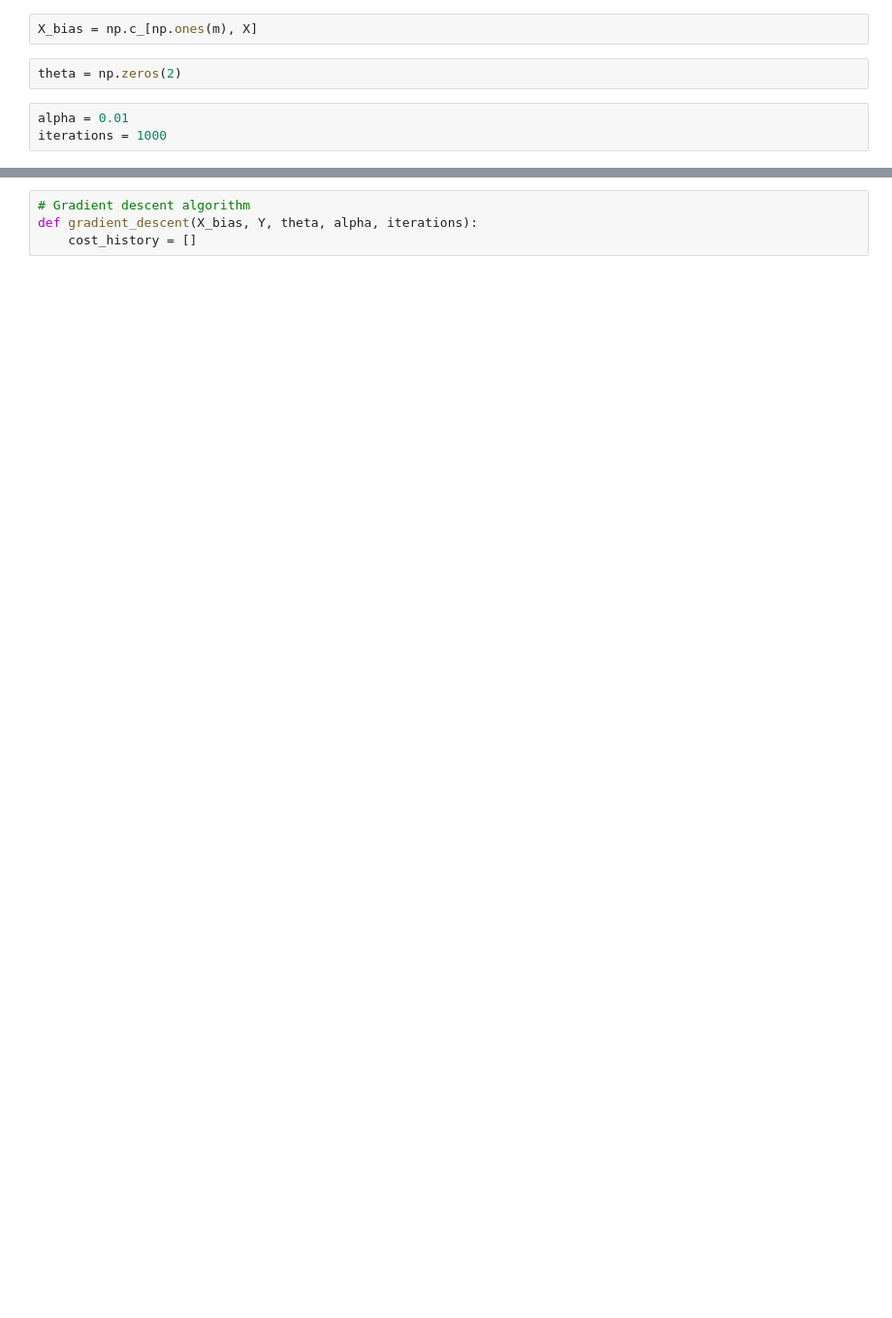
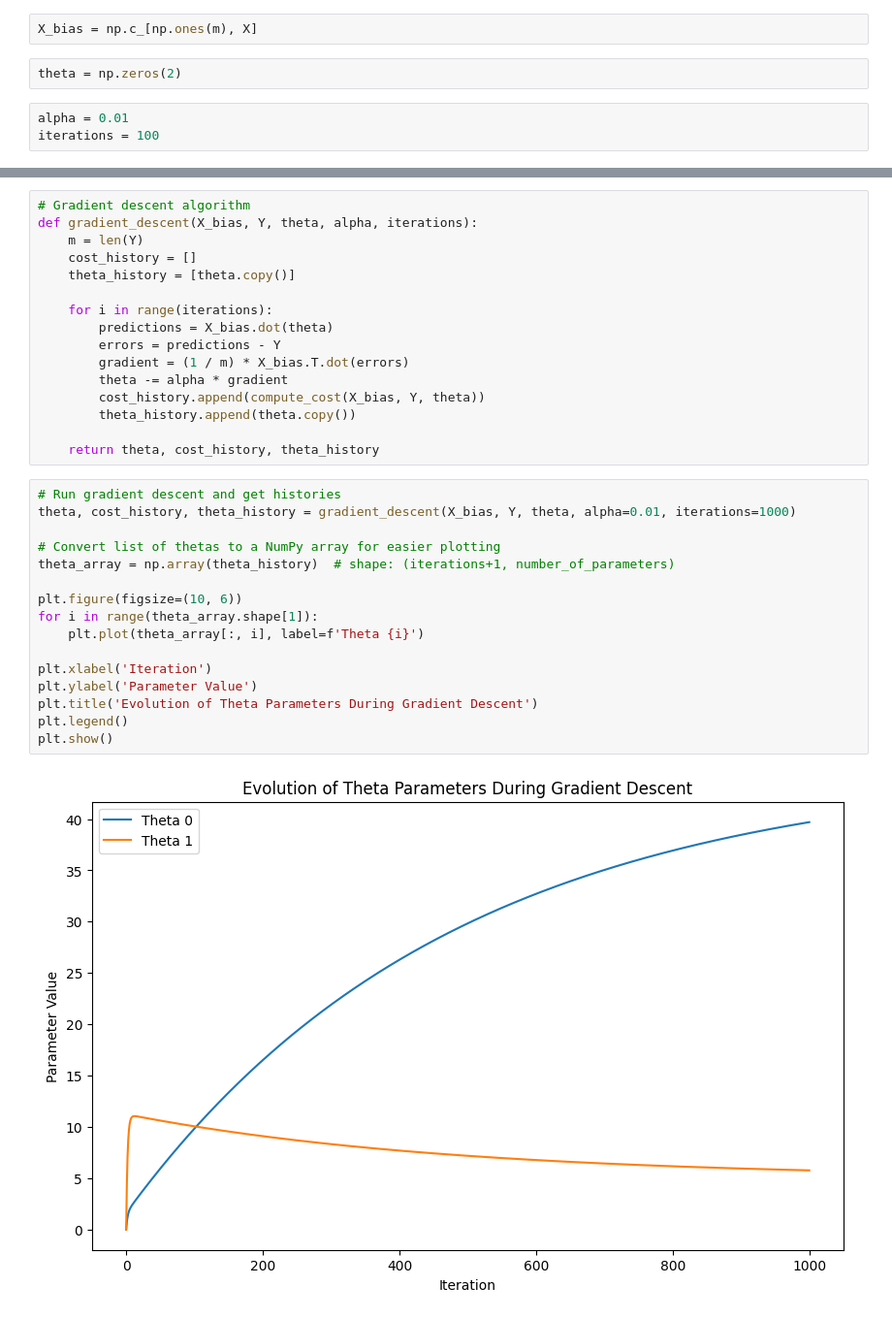
Before and after one commit to elchicha/DeepLearning_AISV-X401, a Jupyter notebook: Week2/linear-regression.ipynb, the cells around one changed output, grey strips where cells are left out. Shown: that part at 97% size. Cells and saved outputs as stored; diff of their text form; blank space fills up the shorter version.

```diff
--- a/Week2/linear-regression.ipynb
+++ b/Week2/linear-regression.ipynb
@@ -77,7 +73,7 @@ X_bias = np.c_[np.ones(m), X]
 theta = np.zeros(2)
 # %%
 alpha = 0.01
-iterations = 1000
+iterations = 100
 # %%
 # Cost function (Mean Squared Error)
 def compute_cost(X_bias, Y, theta):
@@ -88,4 +85,34 @@ def compute_cost(X_bias, Y, theta):
 # %%
 # Gradient descent algorithm
 def gradient_descent(X_bias, Y, theta, alpha, iterations):
+    m = len(Y)
     cost_history = []
+    theta_history = [theta.copy()]
+
+    for i in range(iterations):
+        predictions = X_bias.dot(theta)
+        errors = predictions - Y
+        gradient = (1 / m) * X_bias.T.dot(errors)
+        theta -= alpha * gradient
+        cost_history.append(compute_cost(X_bias, Y, theta))
+        theta_history.append(theta.copy())
+
+    return theta, cost_history, theta_history
+# %%
+# Run gradient descent and get histories
+theta, cost_history, theta_history = gradient_descent(X_bias, Y, theta, alpha=0.01, iterations=1000)
+
+# Convert list of thetas to a NumPy array for easier plotting
+theta_array = np.array(theta_history)  # shape: (iterations+1, number_of_parameters)
+
+plt.figure(figsize=(10, 6))
+for i in range(theta_array.shape[1]):
+    plt.plot(theta_array[:, i], label=f'Theta {i}')
+
+plt.xlabel('Iteration')
+plt.ylabel('Parameter Value')
+plt.title('Evolution of Theta Parameters During Gradient Descent')
+plt.legend()
+plt.show()
+# %% [output]
+[figure, added]
```
Also changed, not shown: parts of 6 cells of this notebook.
